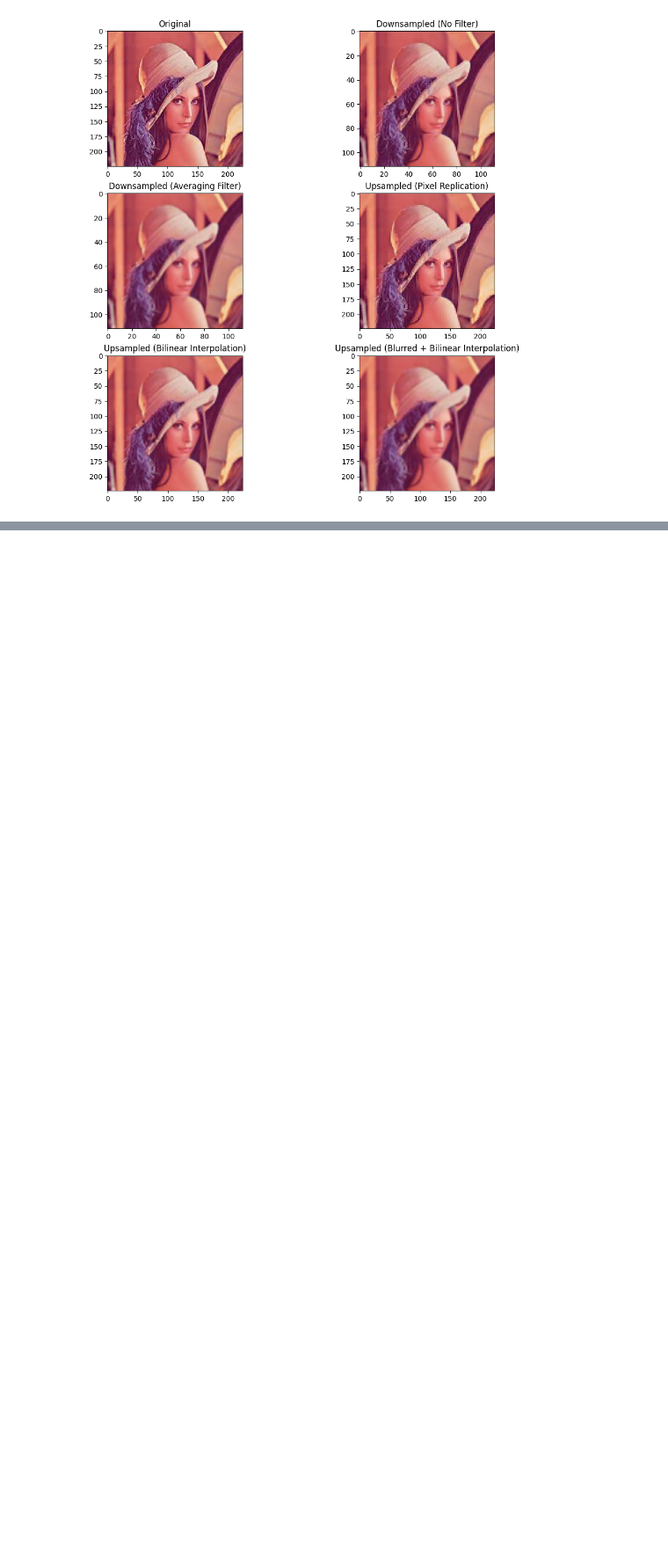
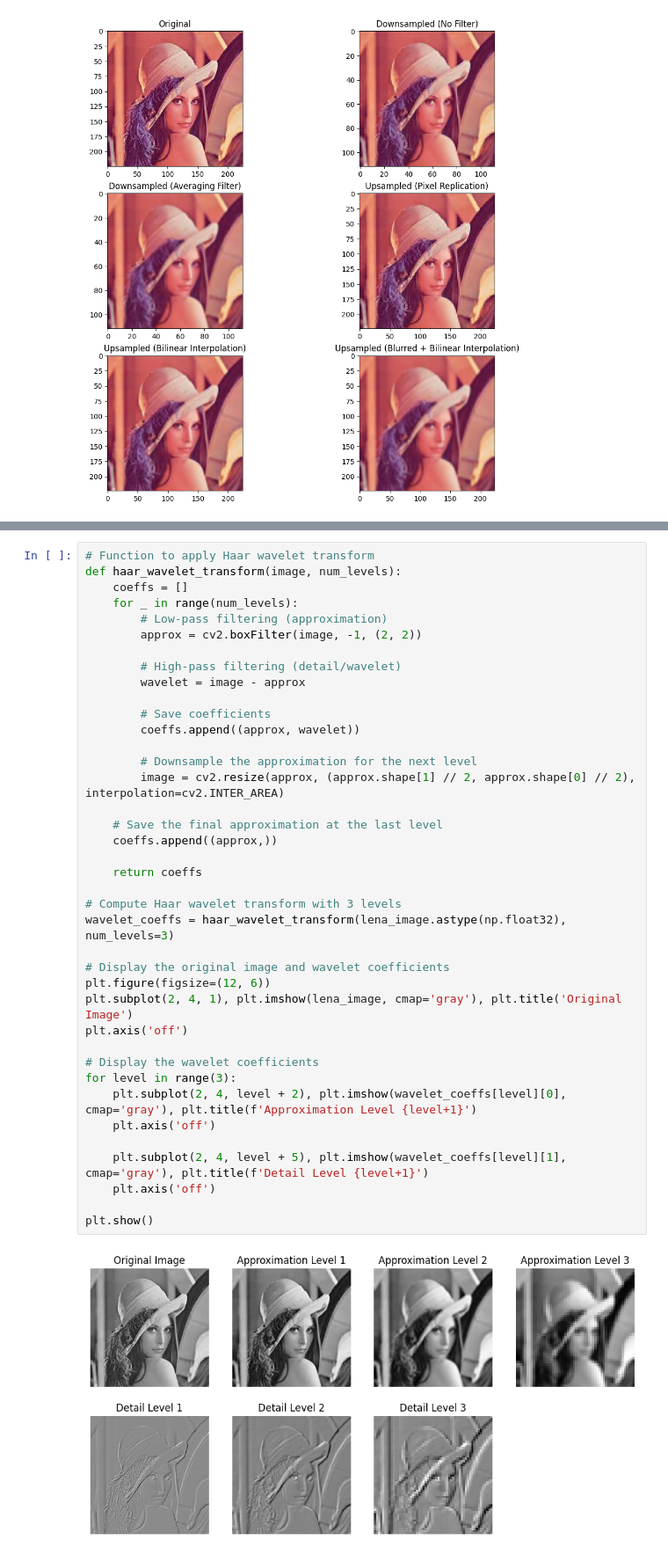
Before and after one commit to DevNerds2020/Computer_Vision, a Jupyter notebook: image-processing.ipynb, the cells around one changed output, grey strips where cells are left out. Shown at 88% size. Drawn from its saved outputs; the diff is of its cells as text; blank space fills up the shorter version.

```diff
--- a/HomeWork1.ipynb
+++ b/image-processing.ipynb
@@ -154,0 +320,41 @@ plt.show()
+# %%
+# Function to apply Haar wavelet transform
+def haar_wavelet_transform(image, num_levels):
+    coeffs = []
+    for _ in range(num_levels):
+        # Low-pass filtering (approximation)
+        approx = cv2.boxFilter(image, -1, (2, 2))
+
+        # High-pass filtering (detail/wavelet)
+        wavelet = image - approx
+
+        # Save coefficients
+        coeffs.append((approx, wavelet))
+
+        # Downsample the approximation for the next level
+        image = cv2.resize(approx, (approx.shape[1] // 2, approx.shape[0] // 2), interpolation=cv2.INTER_AREA)
+
+    # Save the final approximation at the last level
+    coeffs.append((approx,))
+
+    return coeffs
+
+# Compute Haar wavelet transform with 3 levels
+wavelet_coeffs = haar_wavelet_transform(lena_image.astype(np.float32), num_levels=3)
+
+# Display the original image and wavelet coefficients
+plt.figure(figsize=(12, 6))
+plt.subplot(2, 4, 1), plt.imshow(lena_image, cmap='gray'), plt.title('Original Image')
+plt.axis('off')
+
+# Display the wavelet coefficients
+for level in range(3):
+    plt.subplot(2, 4, level + 2), plt.imshow(wavelet_coeffs[level][0], cmap='gray'), plt.title(f'Approximation Level {level+1}')
+    plt.axis('off')
+
+    plt.subplot(2, 4, level + 5), plt.imshow(wavelet_coeffs[level][1], cmap='gray'), plt.title(f'Detail Level {level+1}')
+    plt.axis('off')
+
+plt.show()
+# %% [output]
+[figure, added]
```
Also changed, not shown: parts of 7 cells of this notebook, 1 other file.
